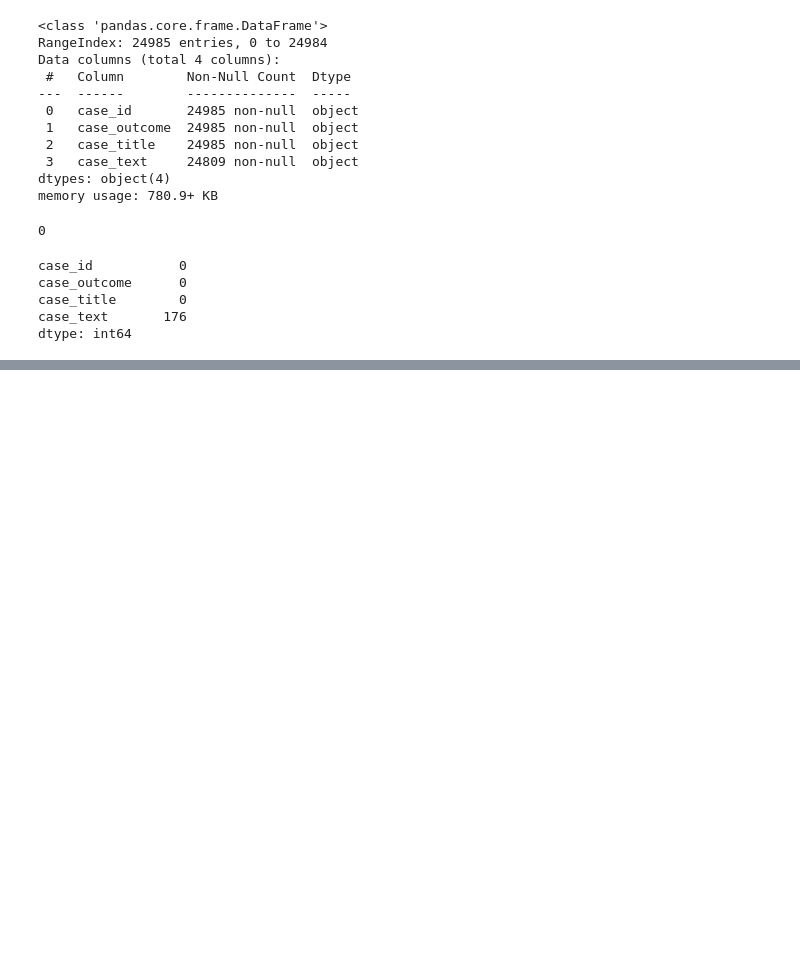
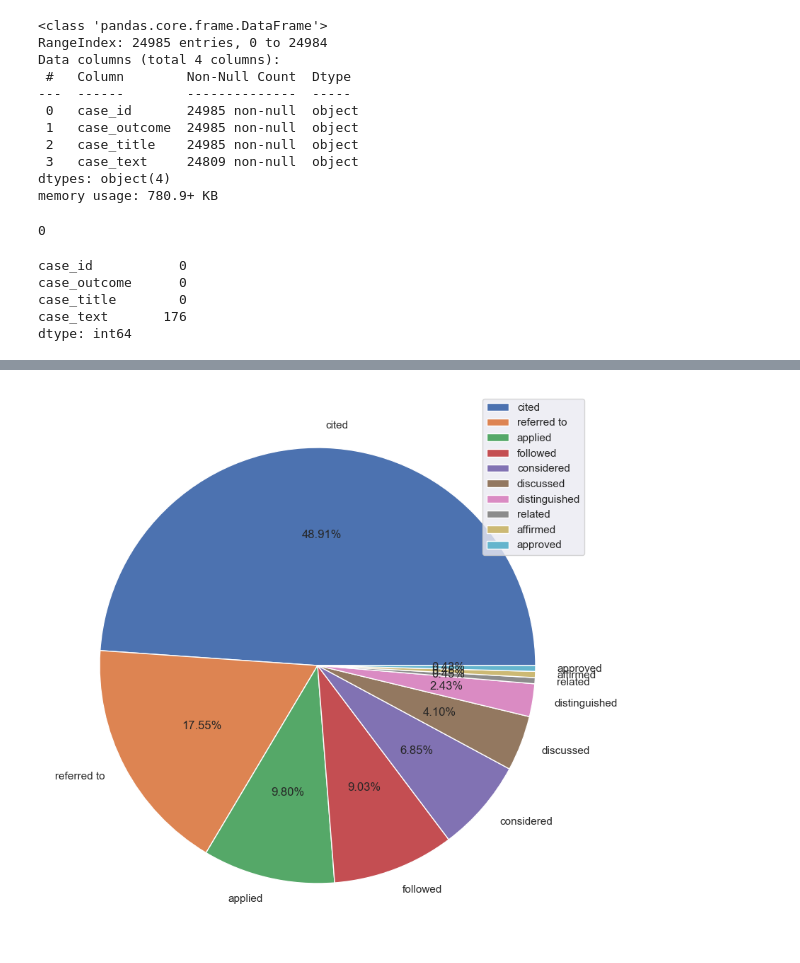
Before and after one commit to pinilDissanayaka/Legal-Text-Classification, a Jupyter notebook: Classification.ipynb, the cells around one changed output, grey strips where cells are left out. Drawn from its saved outputs; the diff is of its cells as text; code cells hidden in the pictures; blank space fills up the shorter version.

```diff
--- a/Classification.ipynb
+++ b/Classification.ipynb
@@ -61,3 +62,5 @@ case_outcome      0
 case_title        0
 case_text       176
 dtype: int64
+# %%
+df['case'] = df['case_outcome'] + ' ' + df['case_text']
@@ -63,0 +76,3 @@ dtype: int64
+# %%
+X = df['case'].values.flatten()
+y = df['case_outcome']
@@ -63,0 +101,8 @@ dtype: int64
+# %%
+sns.set()
+plt.figure(figsize = (10, 10))
+plt.pie(x = y.value_counts(), labels= y.value_counts().index, autopct= '%1.2f%%')
+plt.legend(y.value_counts().index)
+plt.show()
+# %% [output]
+[figure, added]
```
Also changed, not shown: parts of 5 cells of this notebook.
